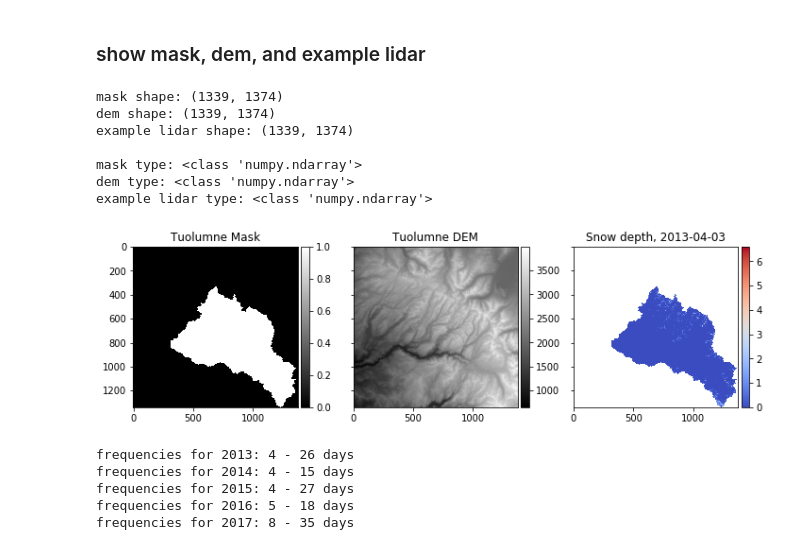
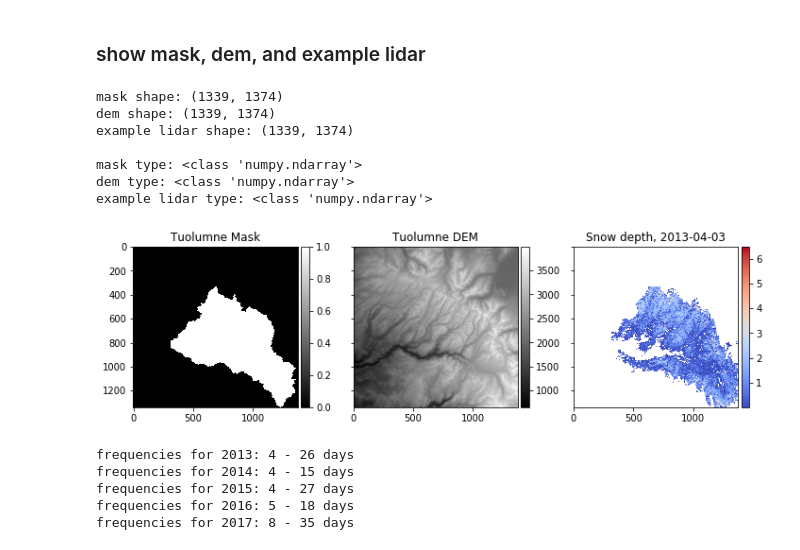
Before and after one commit to meganmason/jlabs, a Jupyter notebook: 50m_ascii/Tuolumne_depth.ipynb, the cells around one changed output. Drawn from its saved outputs; the diff is of its cells as text; code cells hidden in the pictures.

```diff
--- a/50m_ascii/Tuolumne_depth.ipynb
+++ b/50m_ascii/Tuolumne_depth.ipynb
@@ -35,3 +36,14 @@ depth_50m_years = list(range(2013,2018))
+# %%
+#BSU
+base_path = '/Users/meganmason491/Documents/research/sierra/data/50m_analysis/'
+
+# mask and DEM
+mask_50m_path = base_path + 'tuolx_hetchy_mask_50m.asc'
+dem_50m_path = base_path + 'tuolx_dem_50m.asc'
+
+# ASO snow depth surfaces
+depth_50m_path = base_path + 'asc/*.asc'
+depth_50m_years = list(range(2013,2018))
 # %% [markdown]
 ### extract flight dates from filenames
 # %%
@@ -64,41 +76,38 @@ print('mask shape:', mask_50m.shape,
       '\nexample lidar shape:', ex_depth.shape)
 
 print('\nmask type:', type(mask_50m),
       '\ndem type:', type(dem_50m),
       '\nexample lidar type:', type(ex_depth))
 
 
 f, (ax1, ax2, ax3) = plt.subplots(1, 3, sharex=True, sharey=True, figsize=(10,6))
 #mask
 im1 = ax1.imshow(mask_50m, cmap='gray')
 ax1.set_title('Tuolumne Mask')
 divider = make_axes_locatable(ax1)
-cax = divider.append_axes("right", size="5%", pad=0.05)
-plt.colorbar(im1, cax=cax)
+plt.colorbar(im1, cax=divider.append_axes("right", size="5%", pad=0.05))
 #dem
 im2 = ax2.imshow(dem_50m, cmap='gray')
 ax2.set_title('Tuolumne DEM')
 divider = make_axes_locatable(ax2)
-cax = divider.append_axes("right", size="5%", pad=0.05)
-plt.colorbar(im2, cax=cax)
+plt.colorbar(im2, cax=divider.append_axes("right", size="5%", pad=0.05))
 #snow depth, 1 of 48
-ex_depth[ex_depth<0]=np.nan
+ex_depth[ex_depth<=0]=np.nan
 im3 = ax3.imshow(ex_depth, cmap='coolwarm')
 ax3.set_title('Snow depth, {}'.format(flight_dates_dt[0].date()))
 divider = make_axes_locatable(ax3)
-cax = divider.append_axes("right", size="5%", pad=0.05)
-plt.colorbar(im3, cax=cax)
+plt.colorbar(im3, cax=divider.append_axes("right", size="5%", pad=0.05))
 
 plt.tight_layout()
 # %% [output]
 mask shape: (1339, 1374)
 dem shape: (1339, 1374)
 example lidar shape: (1339, 1374)
 
 mask type: <class 'numpy.ndarray'>
 dem type: <class 'numpy.ndarray'>
 example lidar type: <class 'numpy.ndarray'>
-[figure, old version]
+[figure, new version]
 # %%
 flight_period = {}
 for year in range(2013,2018):
```
Also changed, not shown: parts of 13 cells of this notebook.
